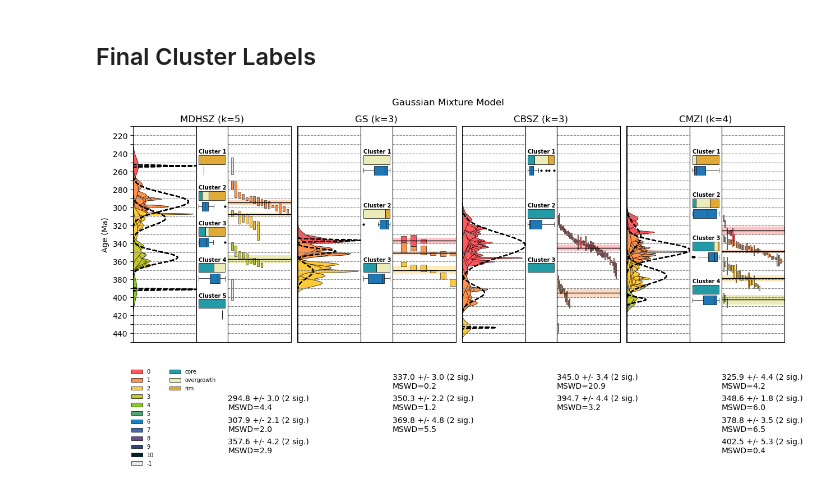
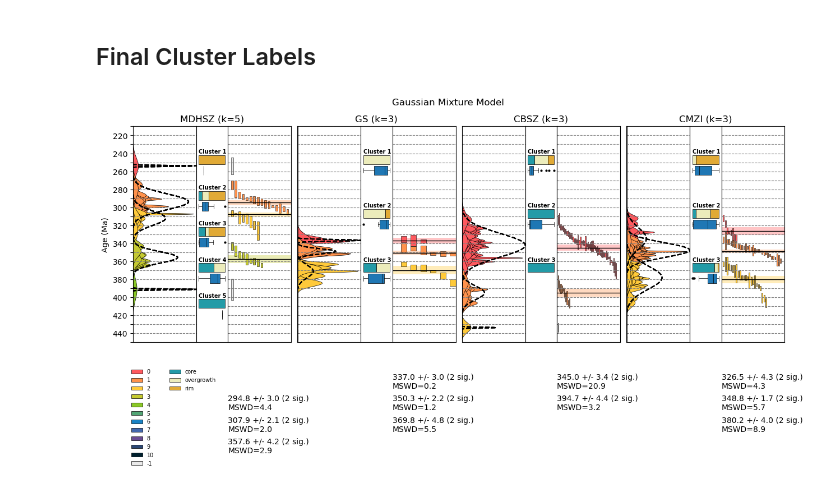
Before and after one commit to masseygeo/monazite-age-clustering, a Jupyter notebook: code/gmm.ipynb, the cells around one changed output. Cells and saved outputs as stored; diff of their text form; code cells hidden in the pictures.

Commit message:
Added automated heuristic to choose k clusters & K components.

```diff
--- a/code/gmm.ipynb
+++ b/code/gmm.ipynb
@@ -104,10 +230,16 @@ for idx, zone in enumerate(structural_zones):
 # %% [markdown]
 ## Final Cluster Labels
 # %%
-zone_clusters = {'MDHSZ': 5,
-                 'GS': 3,
-                 'CBSZ': 3,
-                 'CMZI': 4}
+# zone_clusters = {'MDHSZ': 5,
+#                  'GS': 3,
+#                  'CBSZ': 3,
+#                  'CMZI': 4}
+
+
+# zone_clusters = {'MDHSZ': 5,
+#                  'GS': 3,
+#                  'CBSZ': 3,
+#                  'CMZI': 2}
 
 
 ##### Plot figure...
@@ -149,7 +281,7 @@ panel3_max = [0.0, 0.0, 0.0, 0.0]
 for idx, zone in enumerate(structural_zones):
 
     df_subset = df.loc[df['zone']==zone].copy()
-    df_gmm, comp, time, mix = gmm_processing(df_subset, zone_clusters[zone])
+    df_gmm, comp, time, mix = gmm_processing(df_subset, optimal_components[zone])
     num_components = len(df_gmm['labels'].unique())
     component_labels = df_gmm['labels'].unique()
     y_max = df_gmm['Y2O3'].max()
@@ -295,32 +427,32 @@ axB_3.set_xlim(0, panel3_max[1] * (bar_width + gap + 0.05))
 axC_1.set_xlim(0, panel1_max[2] * 1.05)
 axC_3.set_xlim(0, panel3_max[2] * (bar_width + gap + 0.05))
 
 axD_1.set_xlim(0, panel1_max[3] * 1.05)
 axD_3.set_xlim(0, panel3_max[3] * (bar_width + gap + 0.05))
 
 
 
 # create legend...
 
 patches = []
 for k,v in age_group_colors.items():
     patches.append(Patch(facecolor=v, edgecolor='k', linewidth=0.5, label=k))
 
 # create legend for texture
 axA_1.legend(patches, [l.get_label() for l in patches], loc='upper left', bbox_to_anchor=(-0.1,-0.1), frameon=False, fontsize=7)
 
 
 # patches for texture...
 patches = []
 for k,v in texture_colors.items():
     patches.append(Patch(facecolor=v, edgecolor='k', linewidth=0.5, label=k))
 axA_2.legend(patches, [l.get_label() for l in patches], loc='upper left', bbox_to_anchor=(-1,-0.1), frameon=False, fontsize=7)
 
 
 
 plt.suptitle('Gaussian Mixture Model')
 output_path = f"{output_dir}/{group_type}_interpretation.png"
-plt.savefig(output_path, dpi=300, bbox_inches='tight', pad_inches=0)
+# plt.savefig(output_path, dpi=300, bbox_inches='tight', pad_inches=0)
 plt.show()
 # %% [output]
-[figure, old version]
+[figure, new version]
```
Also changed, not shown: parts of 2 cells of this notebook, 7 other files.
